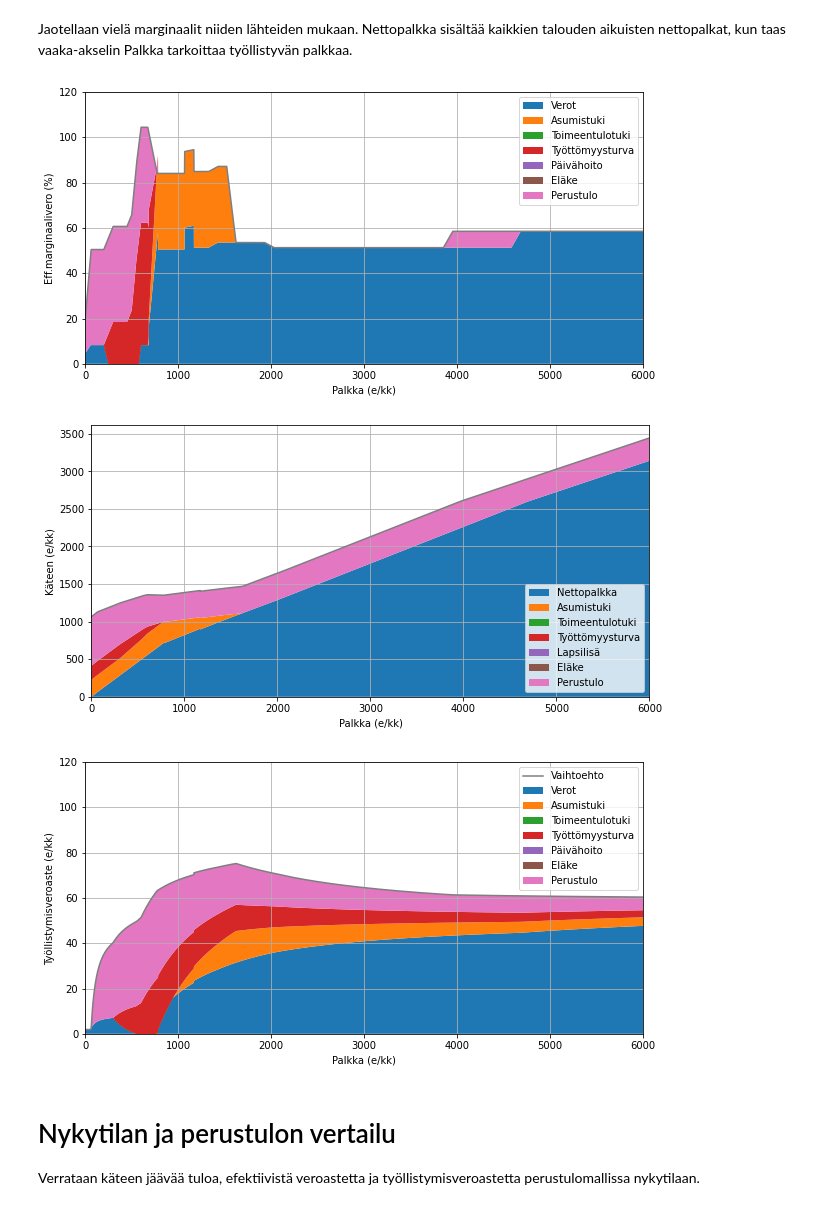
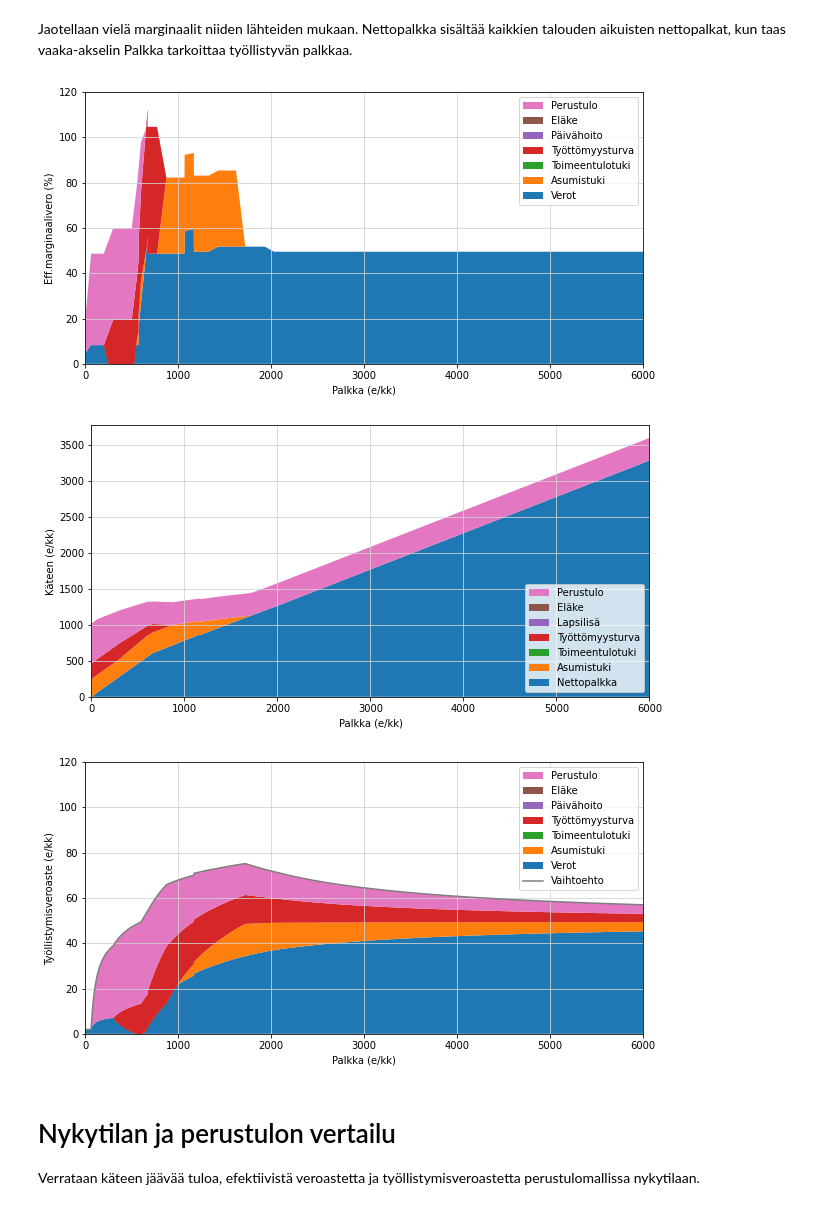
Before and after one commit to ajtanskanen/benefits, a Jupyter notebook: perustulo.ipynb, the cells around one changed output. Cells and saved outputs as stored; diff of their text form; code cells hidden in the pictures.

```diff
--- a/perustulo.ipynb
+++ b/perustulo.ipynb
@@ -61,7 +61,8 @@ baseline_ben.laske_ja_plottaa_marginaalit(p)
 ## Perustulo
 # %%
 # Luokka Benefits() sisältää koodin
-ben=fin_benefits.BasicIncomeBenefits()
+kw={'perustulomalli':'Kela'}
+ben=fin_benefits.BasicIncomeBenefits(kwargs=kw)
 ben.set_year(2018)
 
 
@@ -75,11 +77,11 @@ bi_netto,bi_eff,bi_tva=ben.laske_ja_plottaa(p)
 Jaotellaan vielä marginaalit niiden lähteiden mukaan. Nettopalkka sisältää kaikkien talouden aikuisten nettopalkat, kun taas vaaka-akselin Palkka tarkoittaa työllistyvän palkkaa.
 # %%
 # ja lasketaan & plotataan tulokset
-ben.laske_ja_plottaa_marginaalit(p)
+ben.laske_ja_plottaa_marginaalit(p,incl_perustulo=True,incl_elake=True)
 # %% [output]
-[figure, old version]
+[figure, new version]
-[figure, old version]
+[figure, new version]
-[figure, old version]
+[figure, new version]
 # %% [markdown]
 # Nykytilan ja perustulon vertailu
 Verrataan käteen jäävää tuloa, efektiivistä veroastetta ja työllistymisveroastetta perustulomallissa nykytilaan.
```
Also changed, not shown: parts of 4 cells of this notebook, 9 other files.
